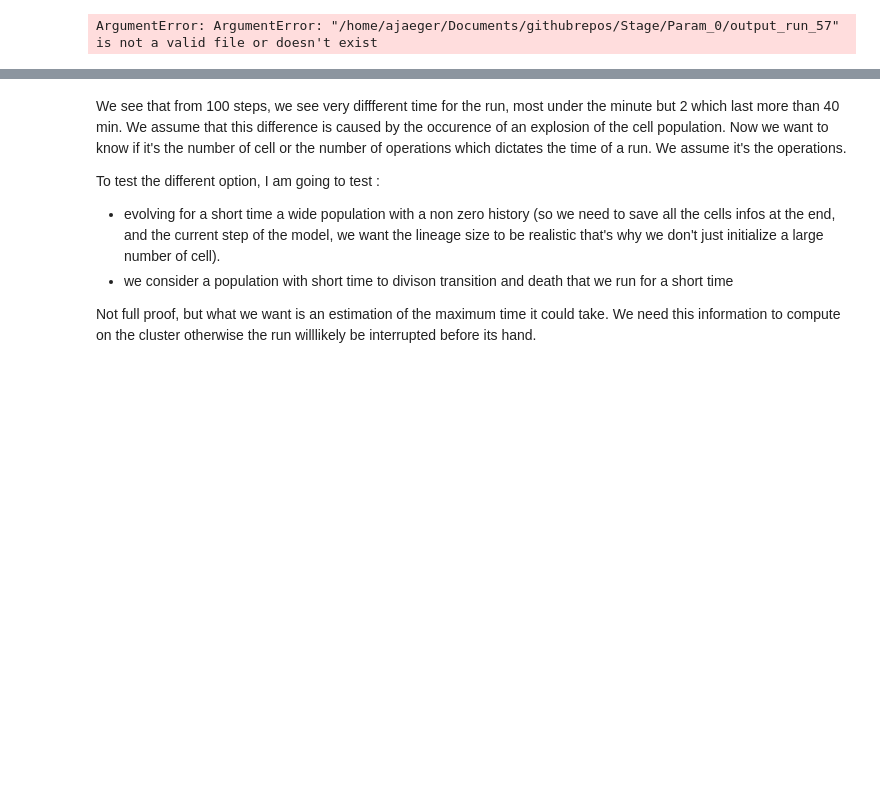
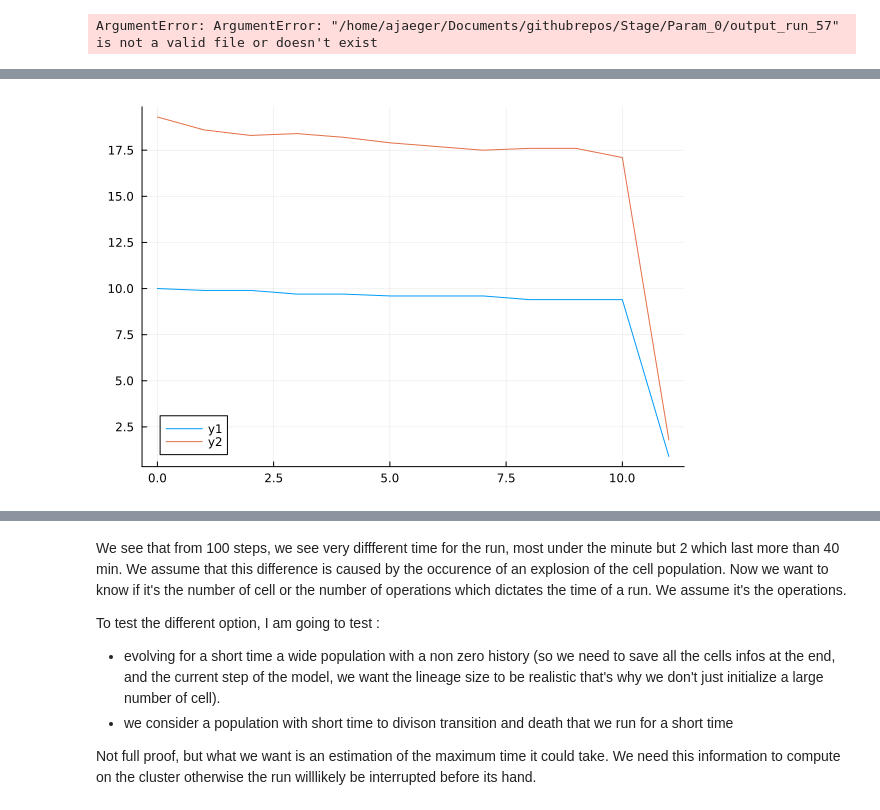
Before and after one commit to AmbreCPES/Stage, a Jupyter notebook: Script/ABM_run_notebook.ipynb, the cells around one changed output, grey strips where cells are left out. Saved outputs shown, nothing was run; the diff lists cells and outputs as text; code cells hidden in the pictures; blank space fills up the shorter version.

Commit message:
plotting functions added

```diff
--- a/Script/ABM_run_notebook.ipynb
+++ b/Script/ABM_run_notebook.ipynb
@@ -417,0 +398,3 @@ Dict{Int64, Dict} with 60 entries:
+# %%
+DictofDict1_60 = load("/home/ajaeger/Documents/githubrepos/Stage/Param_0/Analysis/Count/test_cell_count.jld2")["DictofDict"]
+[mean([DictofDict1_60[index][1][n] for index in [1 ,2, 3, 4, 5, 6, 7, 8, 9, 10]]) for n in 1:length(DictofDict1_60[1][1])]
@@ -418,2 +415,19 @@ Dict{Int64, Dict} with 60 entries:
 # %%
 #Evolution of the number of cell of type 2 for the different number of step
+# %%
+using Plots
+#Evolution of the number of cell of type 1 for the different number of step
+function mean_data_number_cells_plot(DictofDict::Dict, index::Vector, types, precision::Float64)
+    data_per_type = []
+    x_values = []
+    for x in types
+        push!(data_per_type, [mean([DictofDict1_60[i][x][n] for i in index]) for n in 1:length(DictofDict[index[1]][x])])
+        x_values = push!(x_values, [range(start = 0, stop = Int(length(DictofDict[index[1]][x])/precision - (1/precision)) , step = precision)])
+    end
+    return (x_values, data_per_type)
+end
+
+v = mean_data_number_cells_plot(DictofDict1_60, [1 ,2, 3, 4, 5, 6, 7, 8, 9, 10], [1, 2], 1.0)
+plot(v[1], v[2], show = true)
+# %% [output]
+[figure, added]
```
Also changed, not shown: parts of 18 cells of this notebook, 1 other file.
